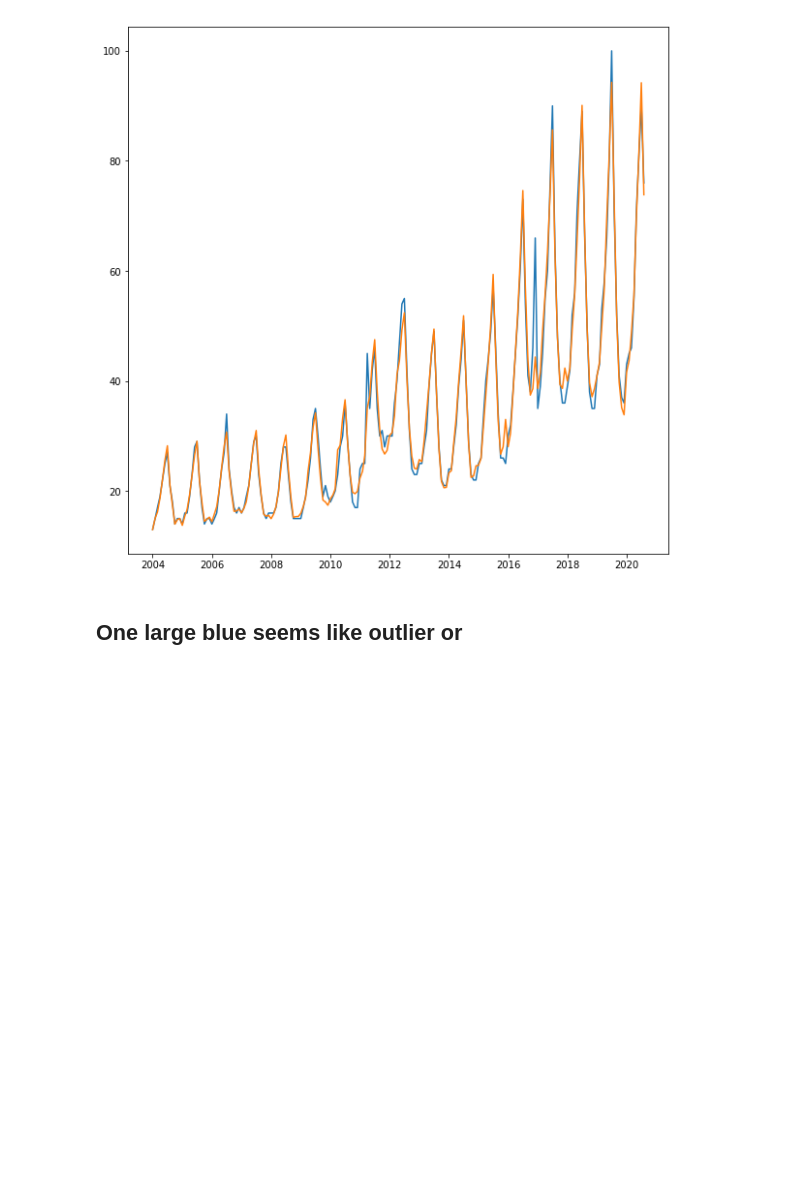
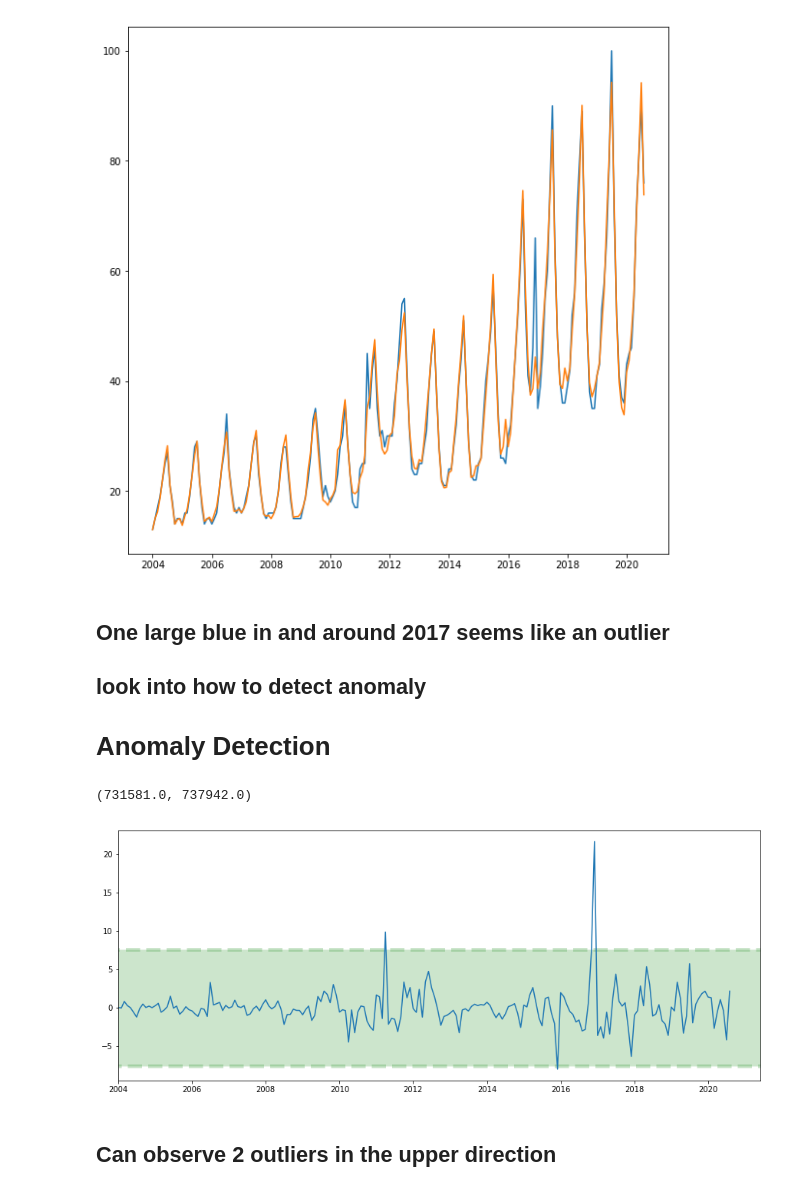
Before and after one commit to Karanpalshekhawat/time-series-analysis, a Jupyter notebook: Seasonal-Trend-Decomposition (STL).ipynb, the cells around one changed output. Saved outputs shown, nothing was run; the diff lists cells and outputs as text; code cells hidden in the pictures; blank space fills up the shorter version.

Commit message:
anomaly chart added

```diff
--- a/Seasonal-Trend-Decomposition (STL).ipynb
+++ b/Seasonal-Trend-Decomposition (STL).ipynb
@@ -73,4 +73,32 @@ plt.plot(estimated)
 [<matplotlib.lines.Line2D at 0x...>]
 [figure]
 # %% [markdown]
-## One large blue seems like outlier or
+## One large blue in and around 2017 seems like an outlier
+
+## look into how to detect anomaly
+
+# Anomaly Detection
+# %%
+"""
+Try to fit or assume distribution of white noise or residual,
+you can also use z-values accordingly if you want some fancy percentile
+"""
+
+resid_mean = resid.mean()
+resid_std = resid.std()
+
+upper_limit = resid_mean + 3*resid_std
+lower_limit = resid_mean - 3*resid_std
+# %%
+plt.figure(figsize=(15,6))
+plt.plot(resid)
+
+plt.fill_between([datetime(2003,1,1), datetime(2021,8,1)], lower_limit, upper_limit, color='g', alpha=0.2, linestyle='--', linewidth=5)
+
+# quite a good attribute if you just want to show only some things to validation team
+plt.xlim(datetime(2004,1,1), datetime(2021,6,1))
+# %% [output]
+(731581.0, 737942.0)
+[figure, added]
+# %% [markdown]
+## Can observe 2 outliers in the upper direction
```
